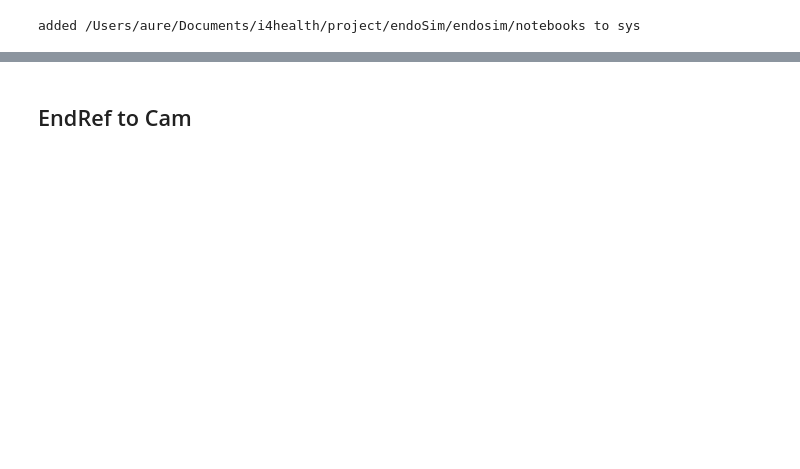
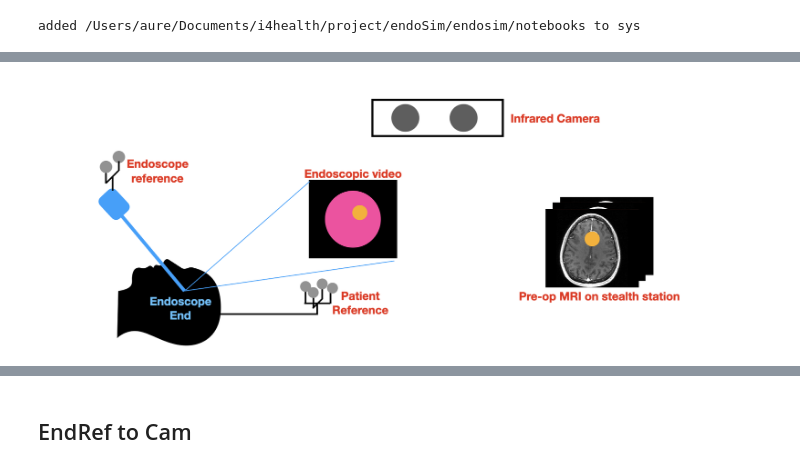
Before and after one commit to swishswish123/endosim, a Jupyter notebook: endosim/notebooks/endoscope/endoscope.ipynb, the cells around one changed output, grey strips where cells are left out. Drawn from its saved outputs; the diff is of its cells as text; code cells hidden in the pictures; blank space fills up the shorter version.

```diff
--- a/endosim/notebooks/endoscope/endoscope.ipynb
+++ b/endosim/notebooks/endoscope/endoscope.ipynb
@@ -64,0 +47,4 @@ In order to make this a like-for-like comparison, we should keep most of the ref
+# %%
+Image(filename="images/endoscope_setup.png")
+# %% [output]
+[figure, added]
```
Also changed, not shown: parts of 87 cells of this notebook, 6 other files.
